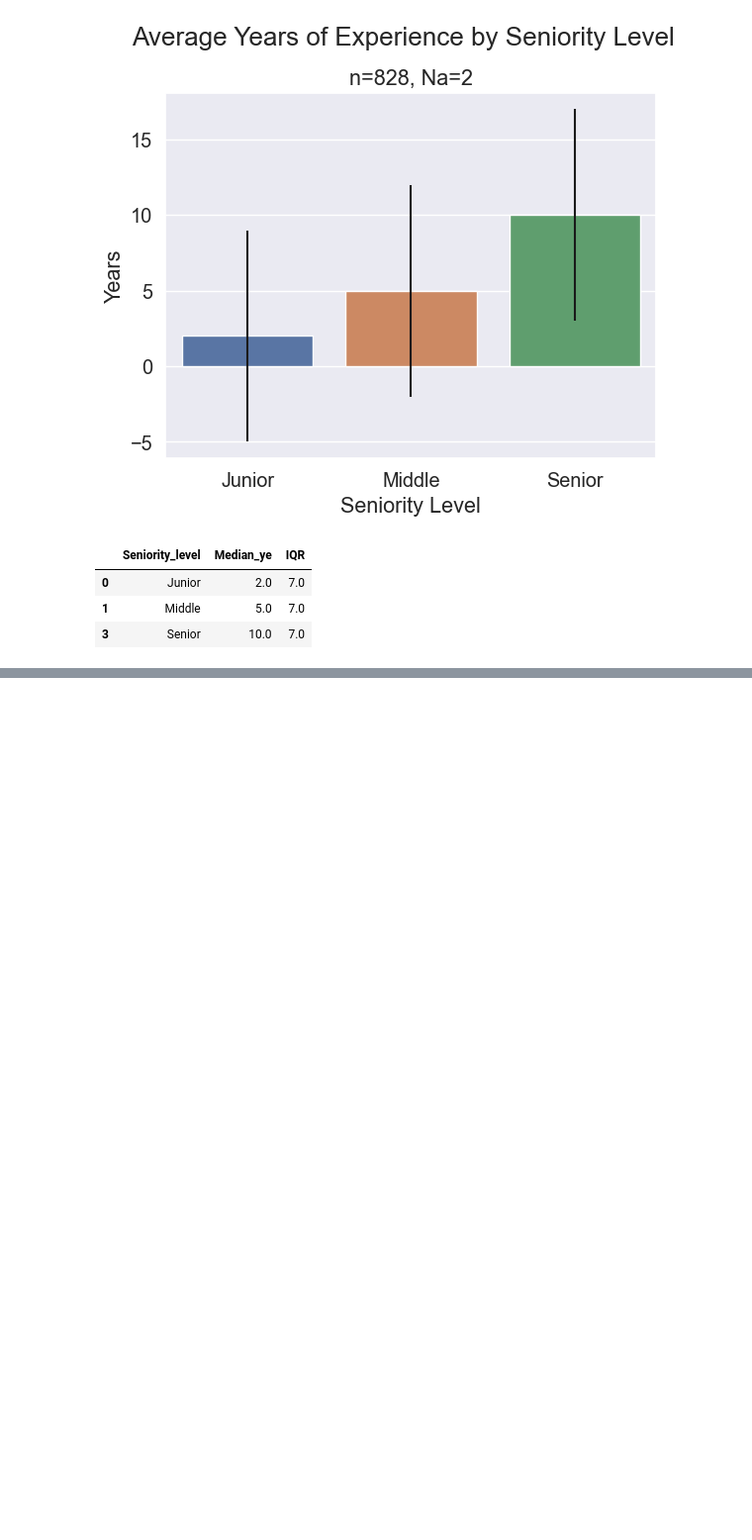
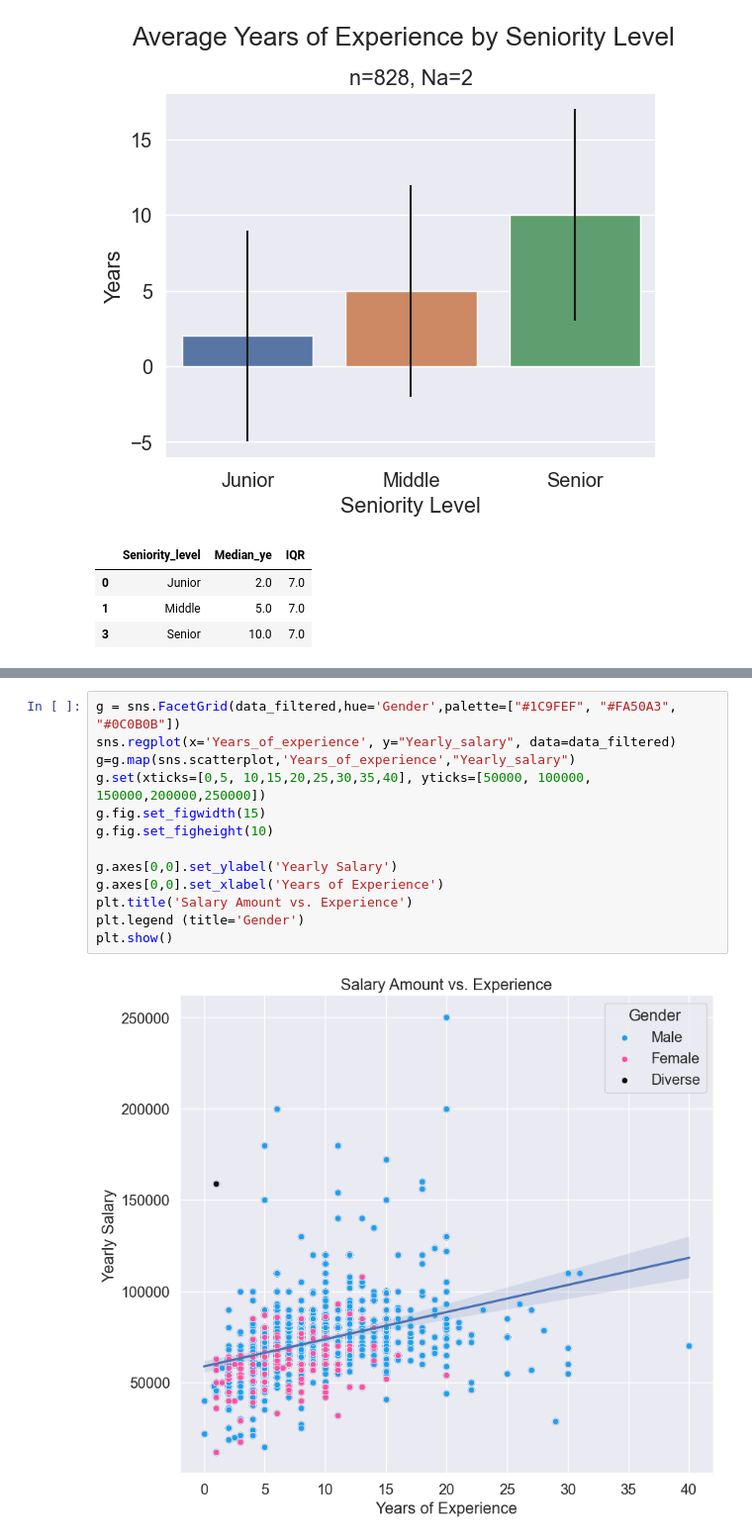
Before and after one commit to WahomeKennedy/EDA-project, a Jupyter notebook: eda_clean.ipynb, the cells around one changed output, grey strips where cells are left out. Shown: that part at 99% size. Saved outputs shown, nothing was run; the diff lists cells and outputs as text; blank space fills up the shorter version.

```diff
--- a/eda_clean.ipynb
+++ b/eda_clean.ipynb
@@ -278,0 +309,15 @@ data_filtered[['Yearly_salary','Salary_one_year_ago']].describe().round()
+# %%
+g = sns.FacetGrid(data_filtered,hue='Gender',palette=["#1C9FEF", "#FA50A3", "#0C0B0B"])
+sns.regplot(x='Years_of_experience', y="Yearly_salary", data=data_filtered)
+g=g.map(sns.scatterplot,'Years_of_experience',"Yearly_salary")
+g.set(xticks=[0,5, 10,15,20,25,30,35,40], yticks=[50000, 100000, 150000,200000,250000])
+g.fig.set_figwidth(15)
+g.fig.set_figheight(10)
+
+g.axes[0,0].set_ylabel('Yearly Salary')
+g.axes[0,0].set_xlabel('Years of Experience')
+plt.title('Salary Amount vs. Experience')
+plt.legend (title='Gender')
+plt.show()
+# %% [output]
+[figure, added]
```
Also changed, not shown: parts of 10 cells of this notebook.
